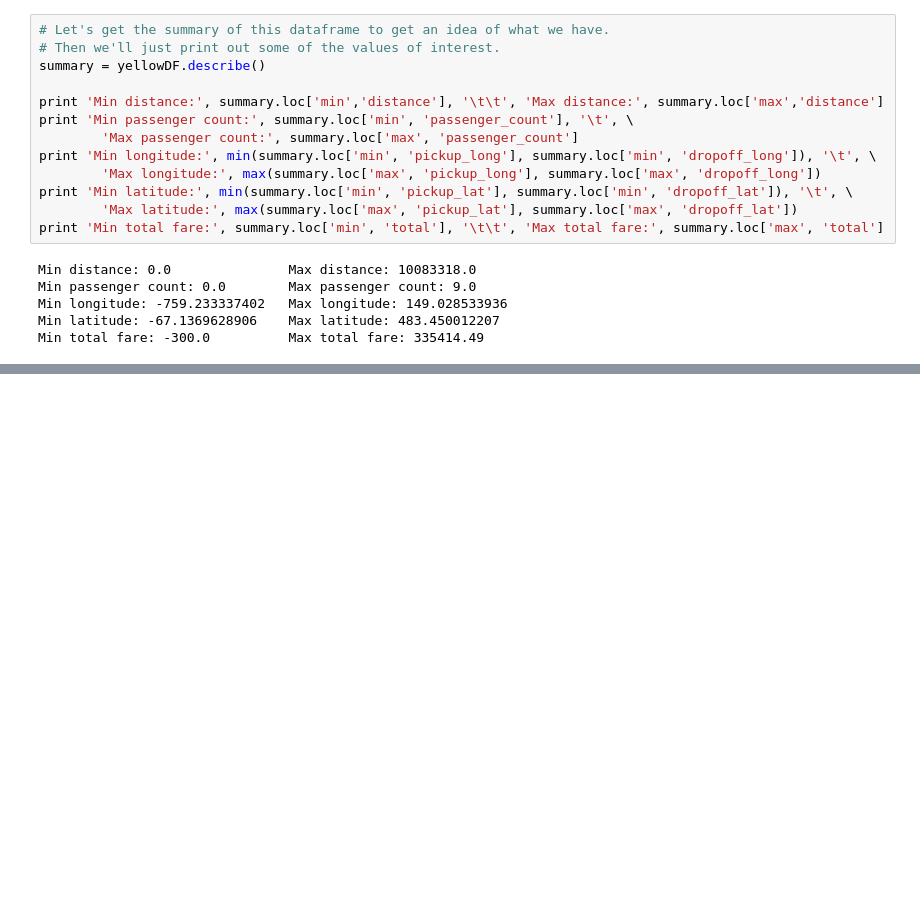
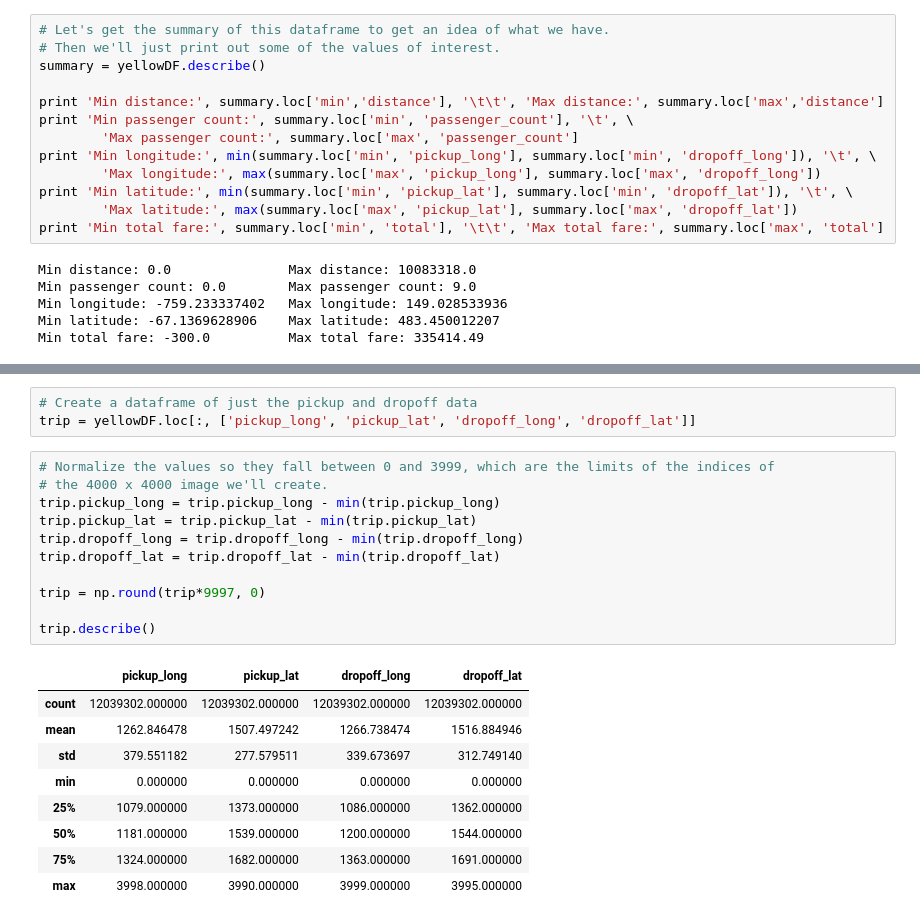
Before and after one commit to bradmager/NYC_TaxiData, a Jupyter notebook: NYC_TaxiData.ipynb, the cells around one changed output, grey strips where cells are left out. Saved outputs shown, nothing was run; the diff lists cells and outputs as text; blank space fills up the shorter version.

```diff
--- a/NYC_TaxiData.ipynb
+++ b/NYC_TaxiData.ipynb
@@ -124,0 +106,24 @@ P.set_axis_bgcolor('black') #Background Color
+# %%
+# Create a dataframe of just the pickup and dropoff data
+trip = yellowDF.loc[:, ['pickup_long', 'pickup_lat', 'dropoff_long', 'dropoff_lat']]
+# %%
+# Normalize the values so they fall between 0 and 3999, which are the limits of the indices of
+# the 4000 x 4000 image we'll create.
+trip.pickup_long = trip.pickup_long - min(trip.pickup_long)
+trip.pickup_lat = trip.pickup_lat - min(trip.pickup_lat)
+trip.dropoff_long = trip.dropoff_long - min(trip.dropoff_long)
+trip.dropoff_lat = trip.dropoff_lat - min(trip.dropoff_lat)
+
+trip = np.round(trip*9997, 0)
+
+trip.describe()
+# %% [output]
+|  | pickup_long | pickup_lat | dropoff_long | dropoff_lat |
+| count | 12039302.000000 | 12039302.000000 | 12039302.000000 | 12039302.000000 |
+| mean | 1262.846478 | 1507.497242 | 1266.738474 | 1516.884946 |
+| std | 379.551182 | 277.579511 | 339.673697 | 312.749140 |
+| min | 0.000000 | 0.000000 | 0.000000 | 0.000000 |
+| 25% | 1079.000000 | 1373.000000 | 1086.000000 | 1362.000000 |
+| 50% | 1181.000000 | 1539.000000 | 1200.000000 | 1544.000000 |
+| 75% | 1324.000000 | 1682.000000 | 1363.000000 | 1691.000000 |
+| max | 3998.000000 | 3990.000000 | 3999.000000 | 3995.000000 |
```
Also changed, not shown: parts of 21 cells of this notebook.
